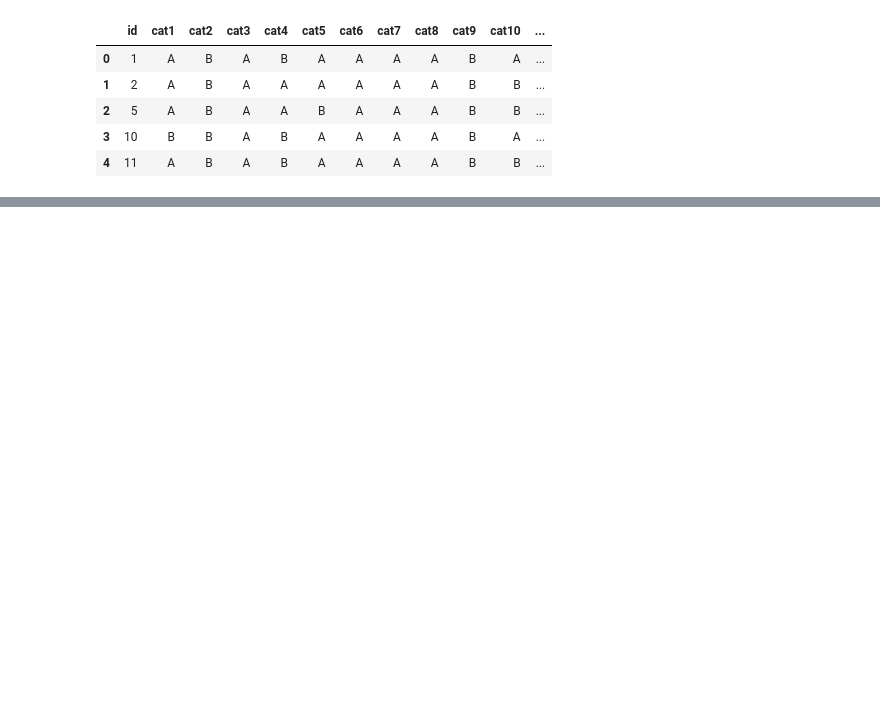
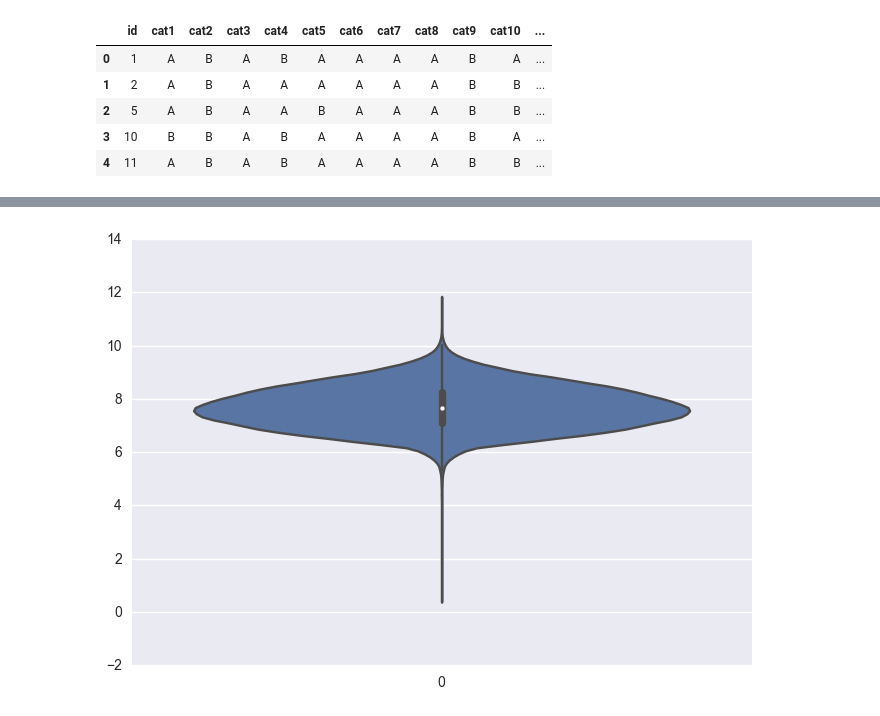
Before and after one commit to margaretpearce/allstate_kaggle, a Jupyter notebook: kernel.ipynb, the cells around one changed output, grey strips where cells are left out. Saved outputs shown, nothing was run; the diff lists cells and outputs as text; code cells hidden in the pictures; blank space fills up the shorter version.

```diff
--- a/kernel.ipynb
+++ b/kernel.ipynb
@@ -23,0 +87,9 @@ test_data.drop("id", axis=1, inplace=True)
+# %%
+# What if we do log transformation?
+loss_log = np.log1p(train_data["loss"])
+sns.violinplot(data=loss_log)
+plt.show()
+
+# This largely corrects the skew
+# %% [output]
+[figure, added]
```
Also changed, not shown: parts of 10 cells of this notebook.
